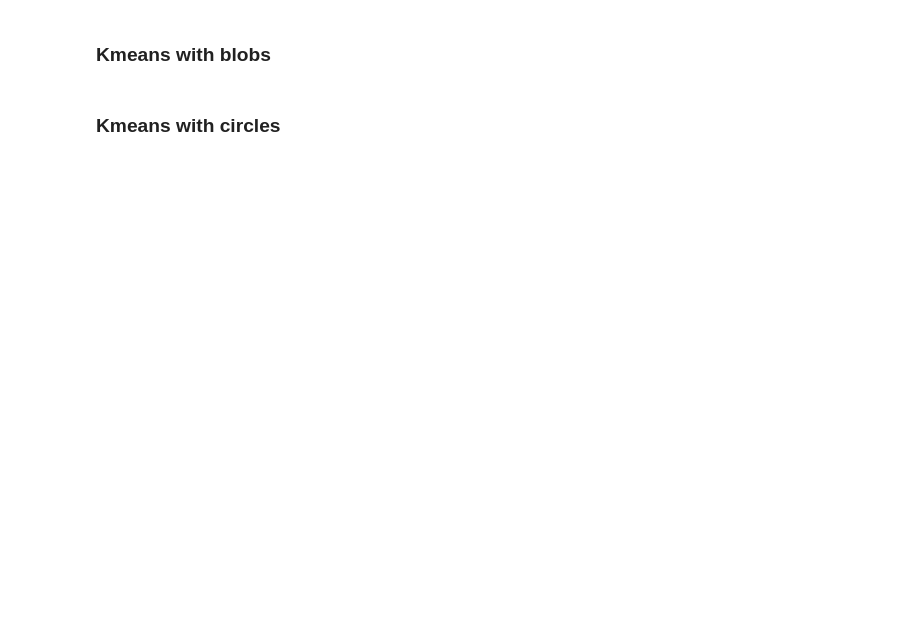
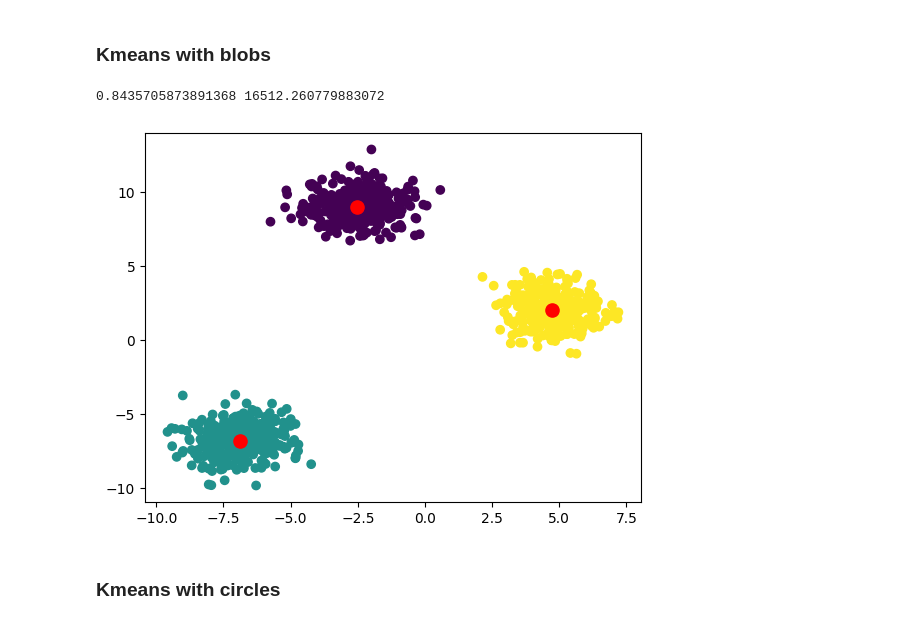
Before and after one commit to Oz174/SelfStudyPython, a Jupyter notebook: Day10.ipynb, the cells around one changed output. Drawn from its saved outputs; the diff is of its cells as text; code cells hidden in the pictures; blank space fills up the shorter version.

```diff
--- a/Day10.ipynb
+++ b/Day10.ipynb
@@ -69,4 +108,16 @@ _we aim to convert long data to wide data_
 # %% [markdown]
 ### Kmeans with blobs
+# %%
+# apply Kmeans and get silhouette score and chi score
+kmeans = KMeans(n_clusters=3, random_state=42)
+kmeans.fit(X[0])
+print(silhouette_score(X[0],kmeans.labels_), calinski_harabasz_score(X[0],kmeans.labels_))
+plt.scatter(X[0][:,0],X[0][:,1],c=kmeans.labels_)
+# plot clusters centers with red color
+plt.scatter(kmeans.cluster_centers_[:,0],kmeans.cluster_centers_[:,1],c='r',s=90)
+plt.show()
+# %% [output]
+0.8435705873891368 16512.260779883072
+[figure, added]
 # %% [markdown]
 ### Kmeans with circles
```
Also changed, not shown: parts of 9 cells of this notebook.
